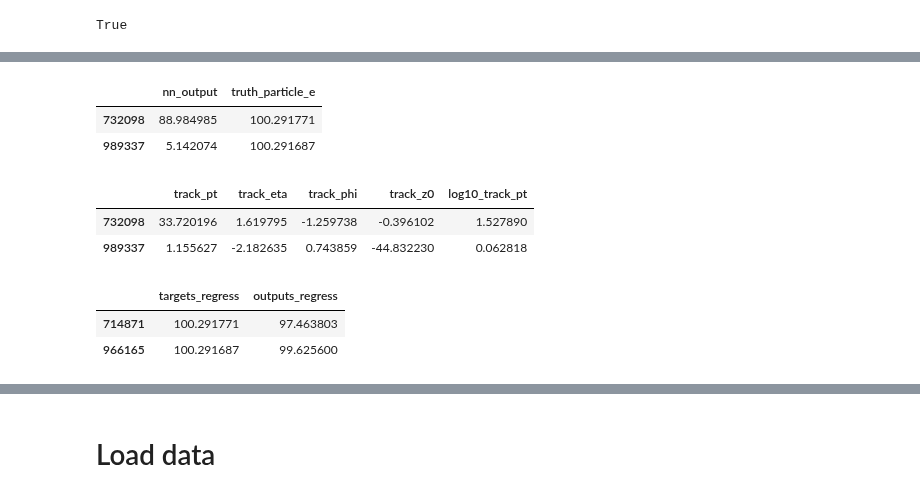
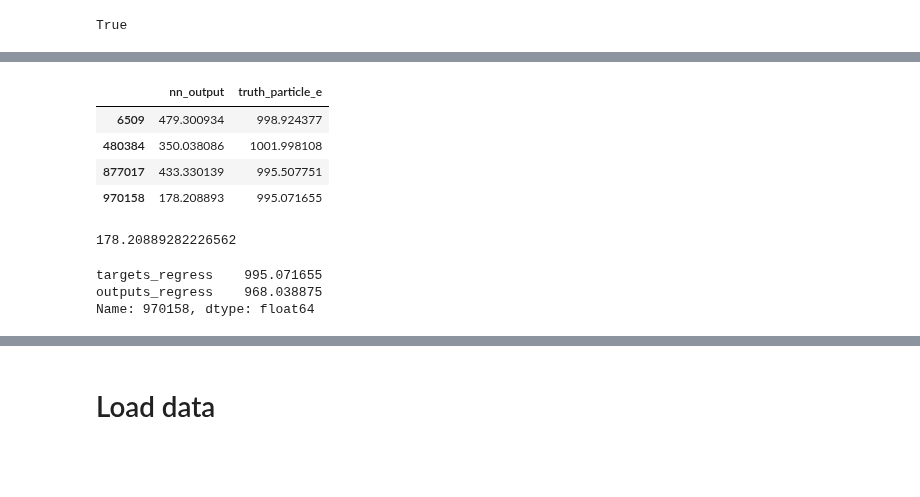
Before and after one commit to atlas-calo-ml/gn4pions_eastbay, a Jupyter notebook: simple_regression_model.ipynb, the cells around one changed output, grey strips where cells are left out. Cells and saved outputs as stored; diff of their text form; code cells hidden in the pictures; blank space fills up the shorter version.

Commit message:
Added some info for understanding Transformer regression

```diff
--- a/simple_regression_model.ipynb
+++ b/simple_regression_model.ipynb
@@ -37,6 +21,7 @@ len(test)
 train = pd.read_hdf("train_dnn.h5")
 val = pd.read_hdf("val_dnn.h5")
 test = pd.read_hdf("test_dnn.h5")
+test.reset_index(inplace=True)
 
 ### All clusters + track eta/phi/z0
 train_vars = [var for var in test.keys() if var.startswith('log10') and var != 'log10_truth_particle_e']
@@ -122,18 +150,21 @@ np.min(test.nn_output/test.truth_particle_e)
 # %%
-test[(np.abs(test.truth_particle_e - 100.291687) < 0.0001)][["nn_output", "truth_particle_e"]]
+test[(np.abs(test.truth_particle_e - 1000) < 5)  # close to 100 GeV
+     &
+     (test.nn_output/test.truth_particle_e < 0.5)  # DNN does badly
+    ][["nn_output", "truth_particle_e"]]
 # %% [output]
 |  | nn_output | truth_particle_e |
-| 732098 | 88.984985 | 100.291771 |
-| 989337 | 5.142074 | 100.291687 |
+| 6509 | 479.300934 | 998.924377 |
+| 480384 | 350.038086 | 1001.998108 |
+| 877017 | 433.330139 | 995.507751 |
+| 970158 | 178.208893 | 995.071655 |
-# %%
-test[(np.abs(test.truth_particle_e - 100.291687) < 0.0001)][[var for var in test.keys() if "track" in var]]
-# %% [output]
-|  | track_pt | track_eta | track_phi | track_z0 | log10_track_pt |
-| 732098 | 33.720196 | 1.619795 | -1.259738 | -0.396102 | 1.527890 |
-| 989337 | 1.155627 | -2.182635 | 0.743859 | -44.832230 | 0.062818 |
-# %%
-df_transformer[(np.abs(df_transformer.targets_regress - 100.291687) < 0.0001)]
-# %% [output]
-|  | targets_regress | outputs_regress |
-| 714871 | 100.291771 | 97.463803 |
-| 966165 | 100.291687 | 99.625600 |
+# %%
+test.iloc[970158].nn_output
+# %% [output]
+178.20889282226562
+# %%
+df_transformer.iloc[970158]
+# %% [output]
+targets_regress    995.071655
+outputs_regress    968.038875
+Name: 970158, dtype: float64
```
Also changed, not shown: parts of 15 cells of this notebook, 1 other file.
